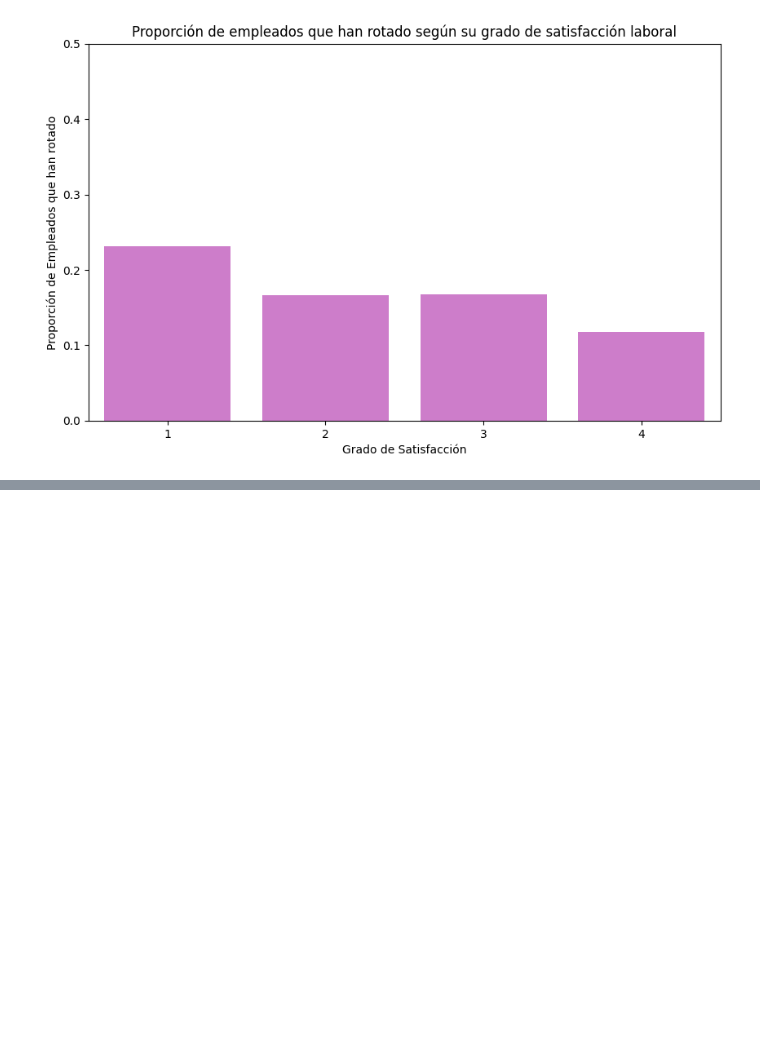
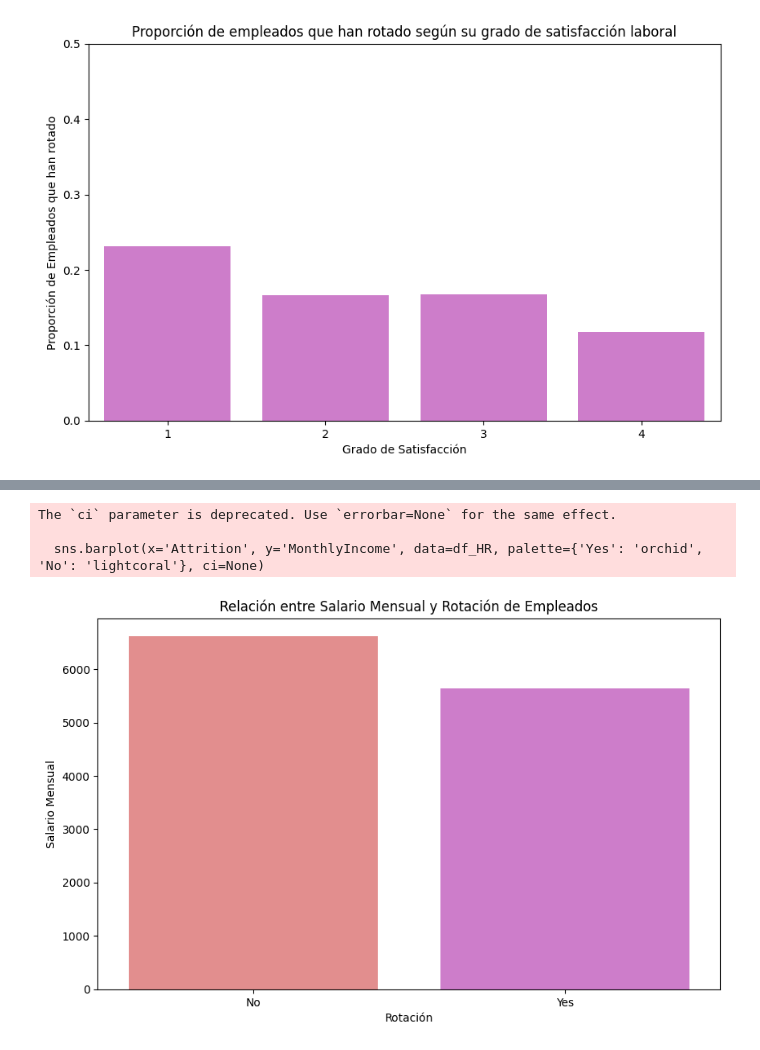
Before and after one commit to TaniaGraff/project-da-promo-angela-modulo-3-team-3, a Jupyter notebook: graficos_sprint2.ipynb, the cells around one changed output, grey strips where cells are left out. Saved outputs shown, nothing was run; the diff lists cells and outputs as text; code cells hidden in the pictures; blank space fills up the shorter version.

```diff
--- a/graficos_sprint2.ipynb
+++ b/graficos_sprint2.ipynb
@@ -141,0 +173,13 @@ Passing `palette` without assigning `hue` is deprecated and will be removed in v
+# %%
+# Crear el gráfico de barras para salario vs rotación
+plt.figure(figsize=(10, 6))
+sns.barplot(x='Attrition', y='MonthlyIncome', data=df_HR, palette={'Yes': 'orchid', 'No': 'lightcoral'}, ci=None)
+plt.title('Relación entre Salario Mensual y Rotación de Empleados')
+plt.xlabel('Rotación')
+plt.ylabel('Salario Mensual')
+plt.show()
+# %% [output]
+The `ci` parameter is deprecated. Use `errorbar=None` for the same effect.
+
+  sns.barplot(x='Attrition', y='MonthlyIncome', data=df_HR, palette={'Yes': 'orchid', 'No': 'lightcoral'}, ci=None)
+[figure, added]
```
Also changed, not shown: parts of 5 cells of this notebook.
